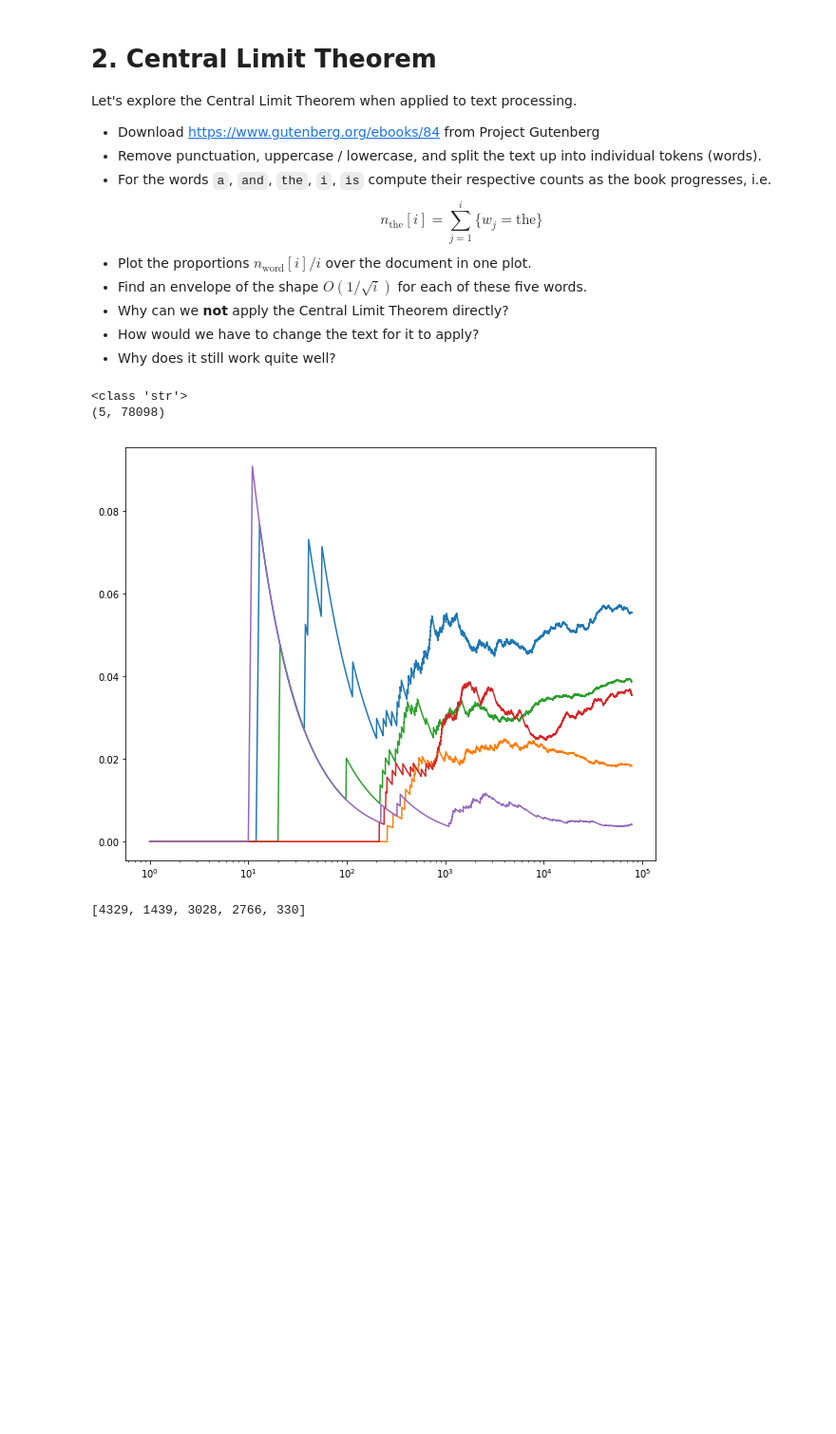
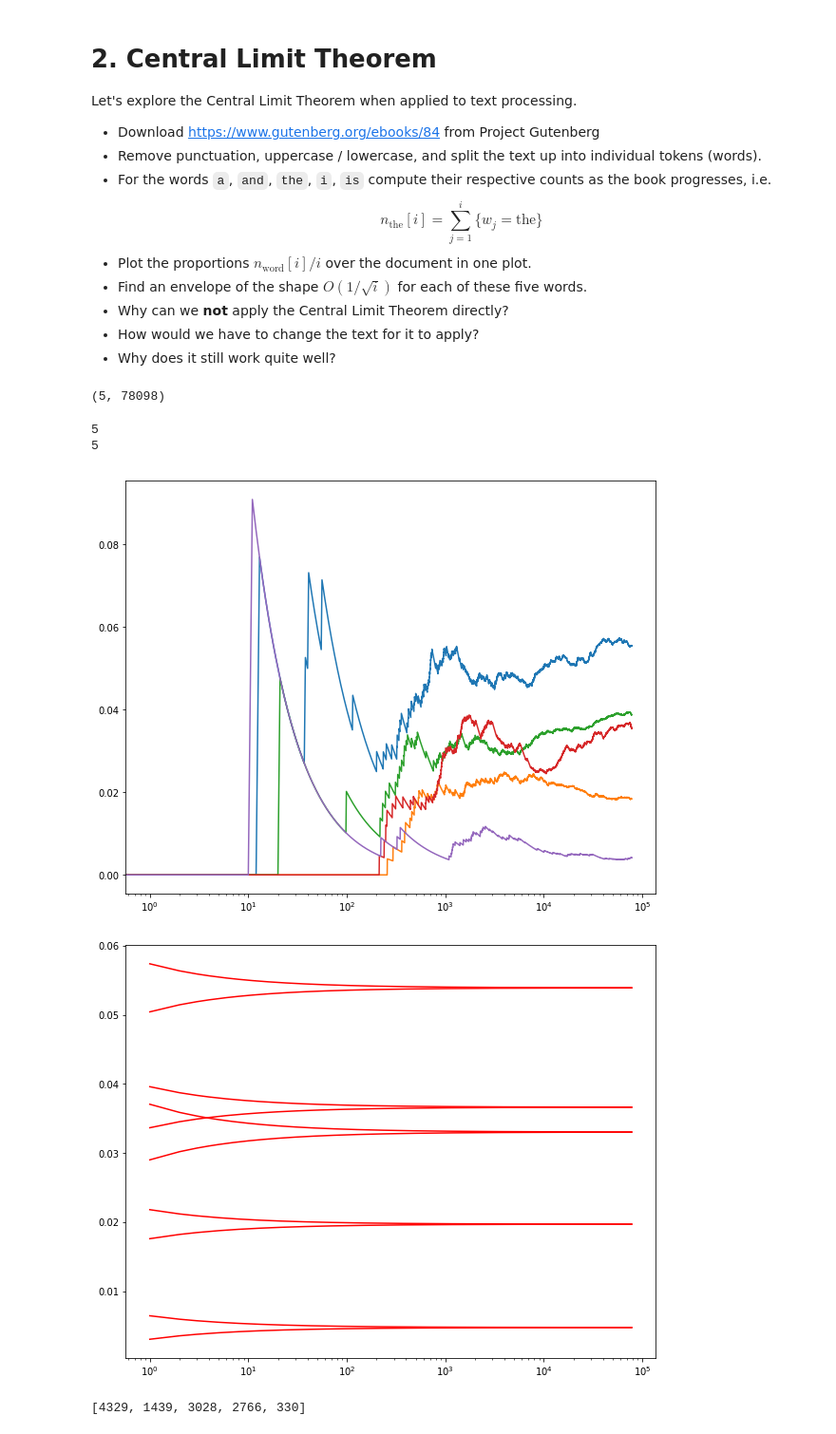
Before and after one commit to amandhar/stat157, a Jupyter notebook: hw2/homework2.ipynb, the cells around one changed output. Shown at 95% size. Cells and saved outputs as stored; diff of their text form; code cells hidden in the pictures; blank space fills up the shorter version.

```diff
--- a/hw2/homework2.ipynb
+++ b/hw2/homework2.ipynb
@@ -66,7 +66,6 @@ Let's explore the Central Limit Theorem when applied to text processing.
 filename = gluon.utils.download('https://www.gutenberg.org/files/84/84-0.txt')
 with open(filename) as f:
     book = f.read()
-print(type(book))
 import string
 words = list(map(lambda x: x.strip(string.punctuation).lower(), book.split()))
 counter = {'the':0, 'a':0, 'and':0, 'i':0, 'is':0}
@@ -75,22 +74,35 @@ for i, word in enumerate(words):
     if word in counter:
         counter[word] += 1
     proportions[:, i] = nd.array(list(counter.values())) / i
-print(proportions.shape)
-
-## Add your codes here
+proportions.shape
 # %% [output]
-<class 'str'>
 (5, 78098)
-# %%
-import matplotlib.pyplot as plt
-
-props = proportions.asnumpy()
-plt.figure(figsize=(10, 8))
-plt.xscale("log")
-for i in range(5):
-    plt.plot(range(78098), props[i, :])
-# %% [output]
-[figure, removed]
+# %%
+import matplotlib.pyplot as plt
+import numpy as np
+
+props = proportions.asnumpy()
+props = np.nan_to_num(props, copy=False)
+
+means = np.mean(props[:, 1:], axis=1)
+variances = np.var(props[:, 1:], axis=1)
+print(len(means))
+print(len(variances))
+
+plt.figure(figsize=(10, 8))
+plt.xscale("log")
+for i in range(5):
+    plt.plot(range(78098), props[i, :])
+
+plt.figure(figsize=(10, 8))
+for i in range(5):
+    plt.semilogx(range(1, 78098), (variances[i]**0.5) * np.power(range(1, 78098), -0.5) + means[i],'r')
+    plt.semilogx(range(1, 78098), -(variances[i]**0.5) * np.power(range(1, 78098), -0.5) + means[i],'r')
+# %% [output]
+5
+5
+[figure, added]
+[figure, added]
 # %%
 import numpy as np
 word_arr = np.array(words)
```
Also changed, not shown: parts of 2 cells of this notebook.
